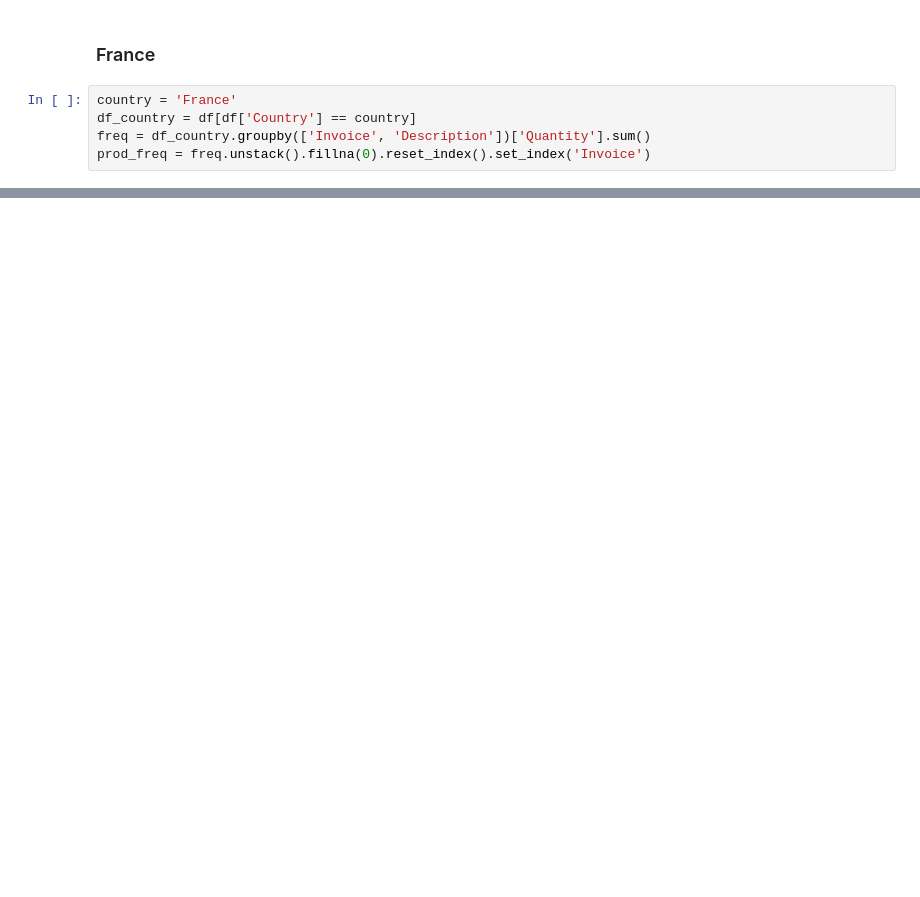
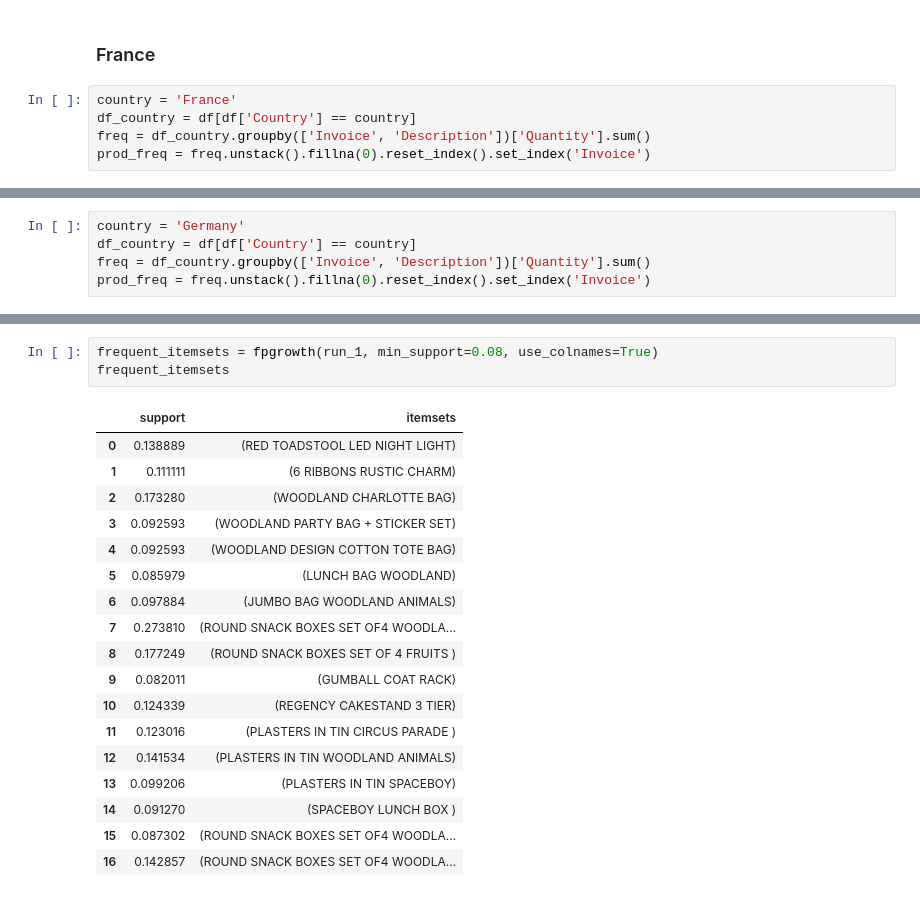
Before and after one commit to metehan41/DataMiningProject, a Jupyter notebook: DataMining.ipynb, the cells around one changed output, grey strips where cells are left out. Drawn from its saved outputs; the diff is of its cells as text; blank space fills up the shorter version.

```diff
--- a/DataMining.ipynb
+++ b/DataMining.ipynb
@@ -360,0 +369,5 @@ association_rules
+# %%
+country = 'Germany'
+df_country = df[df['Country'] == country]
+freq = df_country.groupby(['Invoice', 'Description'])['Quantity'].sum()
+prod_freq = freq.unstack().fillna(0).reset_index().set_index('Invoice')
@@ -360,0 +382,22 @@ association_rules
+# %%
+frequent_itemsets = fpgrowth(run_1, min_support=0.08, use_colnames=True)
+frequent_itemsets
+# %% [output]
+|  | support | itemsets |
+| 0 | 0.138889 | (RED TOADSTOOL LED NIGHT LIGHT) |
+| 1 | 0.111111 | (6 RIBBONS RUSTIC CHARM) |
+| 2 | 0.173280 | (WOODLAND CHARLOTTE BAG) |
+| 3 | 0.092593 | (WOODLAND PARTY BAG + STICKER SET) |
+| 4 | 0.092593 | (WOODLAND DESIGN COTTON TOTE BAG) |
+| 5 | 0.085979 | (LUNCH BAG WOODLAND) |
+| 6 | 0.097884 | (JUMBO BAG WOODLAND ANIMALS) |
+| 7 | 0.273810 | (ROUND SNACK BOXES SET OF4 WOODLA... |
+| 8 | 0.177249 | (ROUND SNACK BOXES SET OF 4 FRUITS ) |
+| 9 | 0.082011 | (GUMBALL COAT RACK) |
+| 10 | 0.124339 | (REGENCY CAKESTAND 3 TIER) |
+| 11 | 0.123016 | (PLASTERS IN TIN CIRCUS PARADE ) |
+| 12 | 0.141534 | (PLASTERS IN TIN WOODLAND ANIMALS) |
+| 13 | 0.099206 | (PLASTERS IN TIN SPACEBOY) |
+| 14 | 0.091270 | (SPACEBOY LUNCH BOX ) |
+| 15 | 0.087302 | (ROUND SNACK BOXES SET OF4 WOODLA... |
+| 16 | 0.142857 | (ROUND SNACK BOXES SET OF4 WOODLA... |
```
Also changed, not shown: parts of 32 cells of this notebook.
